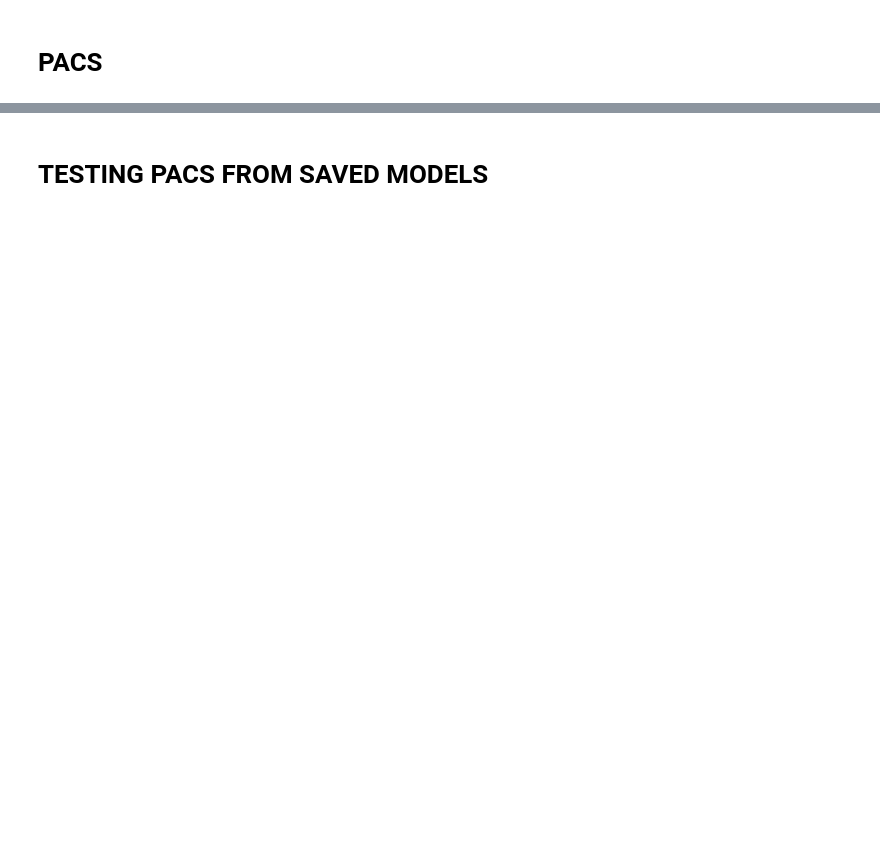
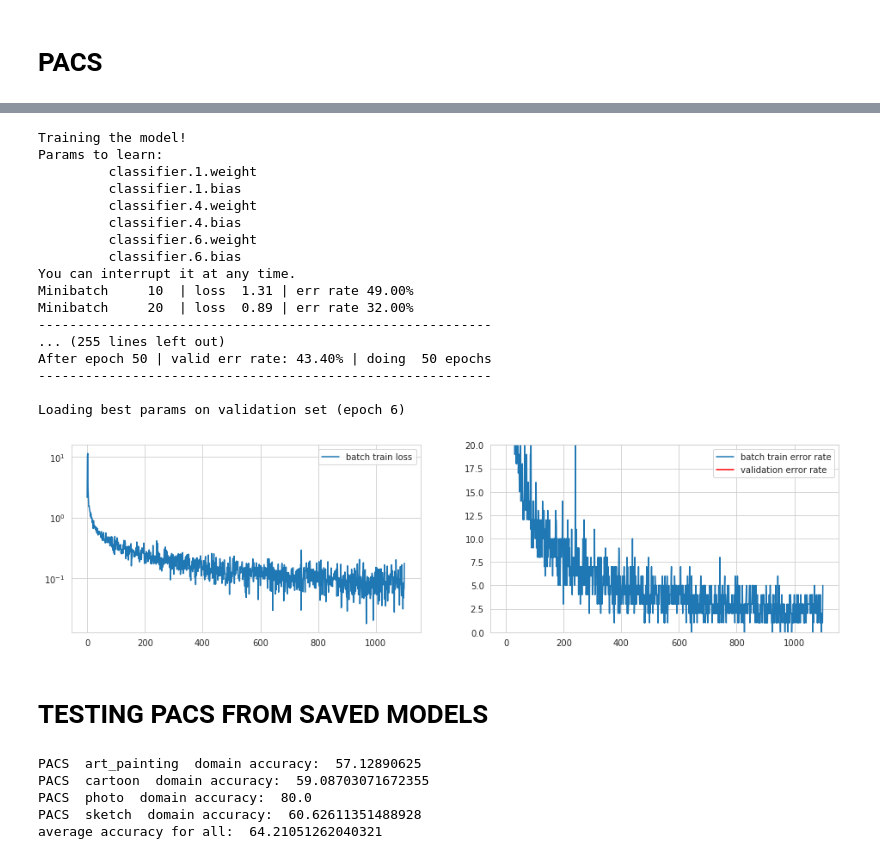
Before and after one commit to MarWit/nn_project, a Jupyter notebook: AlexNet Tests.ipynb, the cells around one changed output, grey strips where cells are left out. Drawn from its saved outputs; the diff is of its cells as text; code cells hidden in the pictures; blank space fills up the shorter version.

```diff
--- a/AlexNet Tests.ipynb
+++ b/AlexNet Tests.ipynb
@@ -70,36 +124,63 @@ save_model(net, 'pacs_photo')
 # %%
 ds.create_dataset('pacs', pacs='sketch', pacs_heuristic=True)
 batch_loader = ds.batch_loader(256)
 
 net = alexnet(pretrained=True)
 
 for param in net.parameters():
     param.requires_grad = False
 
 net.classifier = alex_classifier(8)
 
 criterion = nn.NLLLoss()
 optimizer = optim.Adam(net.classifier.parameters(), lr=0.001)
 
-train(net, batch_loader, optimizer, criterion, num_epochs = epoch, cuda = cuda)
-save_model(net, 'pacs_sketch')
+train(net, batch_loader, optimizer, criterion, num_epochs = epoch, cuda = cuda, log_every = log_every)
+save_model(net, 'pacs_sketch_full')
+# %% [output]
+Training the model!
+Params to learn:
+         classifier.1.weight
+         classifier.1.bias
+         classifier.4.weight
+         classifier.4.bias
+         classifier.6.weight
+         classifier.6.bias
+You can interrupt it at any time.
+Minibatch     10  | loss  1.31 | err rate 49.00%
+Minibatch     20  | loss  0.89 | err rate 32.00%
+----------------------------------------------------------
+... (255 lines left out)
+After epoch 50 | valid err rate: 43.40% | doing  50 epochs
+----------------------------------------------------------
+
+Loading best params on validation set (epoch 6)
+[figure, added]
 # %% [markdown]
 # TESTING PACS FROM SAVED MODELS
 # %%
-
 e_sum = 0
 
+net = alexnet(pretrained=False)
+net.classifier = alex_classifier(8)
+
 for name in ['art_painting', 'cartoon', 'photo', 'sketch']:
-
-    net = alexnet(pretrained=False)
-    load_model(net, 'pacs_' + name)
+    load_model(net, 'pacs_' + name + '_full')
+    if cuda:
+        net.cuda()
 
     ds.create_dataset('pacs', pacs=name)
     batch_loader = ds.batch_loader(256)
 
-    res = compute_error_rate(net, batch_loader, cuda)
+    res = compute_error_rate(net, batch_loader['test'], cuda)
     res = 100 - res
     print('PACS ', name, ' domain accuracy: ', res , "")
     e_sum += res
 
-print('avr error for all: ', e_sum / 4.0)
+print('average accuracy for all: ', e_sum / 4.0)
+# %% [output]
+PACS  art_painting  domain accuracy:  57.12890625
+PACS  cartoon  domain accuracy:  59.08703071672355
+PACS  photo  domain accuracy:  80.0
+PACS  sketch  domain accuracy:  60.62611351488928
+average accuracy for all:  64.21051262040321
```
Also changed, not shown: parts of 5 cells of this notebook, 1 other file.
